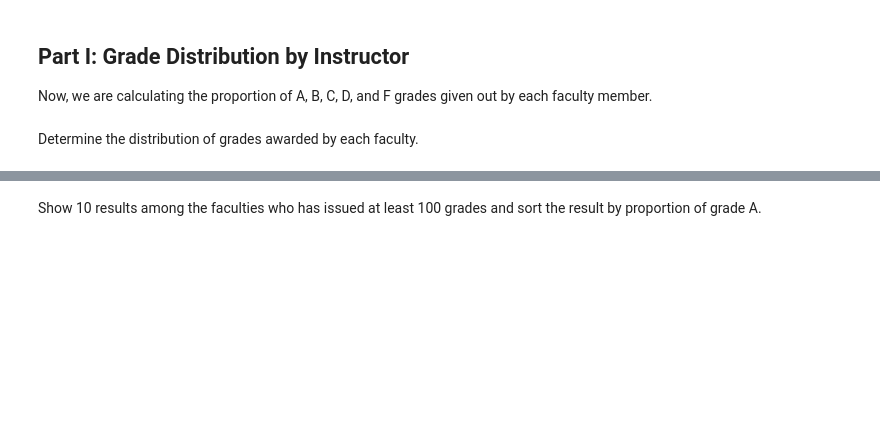
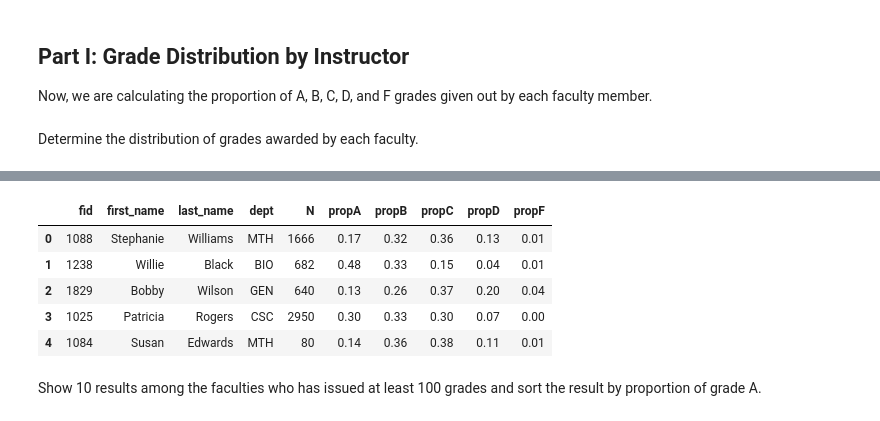
Before and after one commit to rakesh-karki/Student-Grade-Database-Analysis, a Jupyter notebook: Student Grade Database Analysis using pyspark.ipynb, the cells around one changed output, grey strips where cells are left out. Drawn from its saved outputs; the diff is of its cells as text; code cells hidden in the pictures; blank space fills up the shorter version.

```diff
--- a/Student Grade Database Analysis using pyspark.ipynb
+++ b/Student Grade Database Analysis using pyspark.ipynb
@@ -320,29 +370,35 @@ Determine the distribution of grades awarded by each faculty.
 # %%
 faculty_grade_dist =(
 grades
   .groupBy('fid')
   .agg(
         expr('COUNT(*) AS N'),
         expr('SUM(CASE WHEN grade == "A" THEN 1 ELSE 0 END) AS COUNTA'),
         expr('SUM(CASE WHEN grade == "B" THEN 1 ELSE 0 END) AS COUNTB'),
         expr('SUM(CASE WHEN grade == "C" THEN 1 ELSE 0 END) AS COUNTC'),
         expr('SUM(CASE WHEN grade == "D" THEN 1 ELSE 0 END) AS COUNTD'),
         expr('SUM(CASE WHEN grade == "F" THEN 1 ELSE 0 END) AS COUNTF')
           )
   .join(other = faculty , on= 'fid' , how= 'inner')
   .select(
     'fid', 'first_name', 'last_name', 'dept', 'N',
         expr('ROUND(COUNTA/N, 2) as propA'),
         expr('ROUND(COUNTB/N, 2) as propB'),
         expr('ROUND(COUNTC/N, 2) as propC'),
         expr('ROUND(COUNTD/N, 2) as propD'),
         expr('ROUND(COUNTF/N, 2) as propF')
            )
 )
 
-faculty_grade_dist.show(5)
+faculty_grade_dist.toPandas().head(5)
 # %% [output]
 [interactive output not drawn]
+|  | fid | first_name | last_name | dept | N | propA | propB | propC | propD | propF |
+| 0 | 1088 | Stephanie | Williams | MTH | 1666 | 0.17 | 0.32 | 0.36 | 0.13 | 0.01 |
+| 1 | 1238 | Willie | Black | BIO | 682 | 0.48 | 0.33 | 0.15 | 0.04 | 0.01 |
+| 2 | 1829 | Bobby | Wilson | GEN | 640 | 0.13 | 0.26 | 0.37 | 0.20 | 0.04 |
+| 3 | 1025 | Patricia | Rogers | CSC | 2950 | 0.30 | 0.33 | 0.30 | 0.07 | 0.00 |
+| 4 | 1084 | Susan | Edwards | MTH | 80 | 0.14 | 0.36 | 0.38 | 0.11 | 0.01 |
 # %% [markdown]
 Show 10 results among the faculties who has issued at least 100 grades and sort the result by proportion of grade A.
 # %%
```
Also changed, not shown: parts of 12 cells of this notebook.
